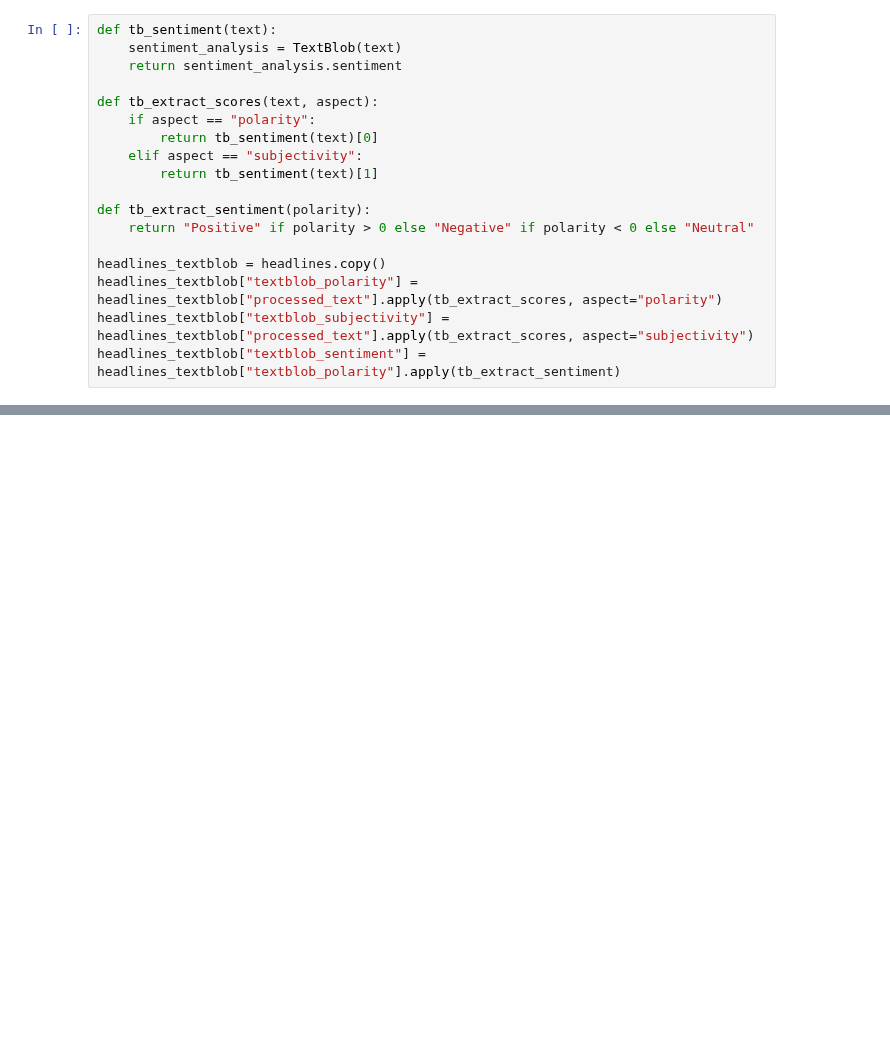
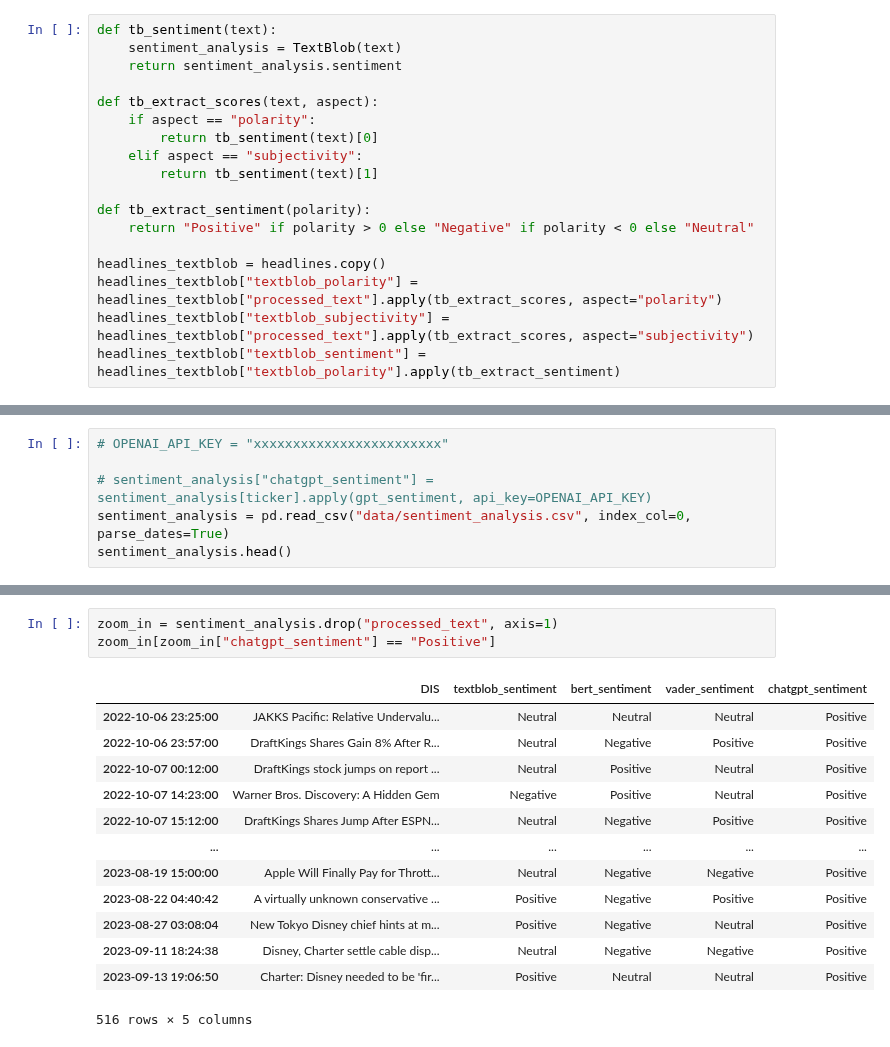
Before and after one commit to aungsias/Forays, a Jupyter notebook: WIP[SentimentAnalysis]/index.ipynb, the cells around one changed output, grey strips where cells are left out. Cells and saved outputs as stored; diff of their text form; blank space fills up the shorter version.

```diff
--- a/WIP[SentimentAnalysis]/index.ipynb
+++ b/WIP[SentimentAnalysis]/index.ipynb
@@ -308,0 +278,6 @@ different_sentiments
+# %%
+# OPENAI_API_KEY = "xxxxxxxxxxxxxxxxxxxxxxxx"
+
+# sentiment_analysis["chatgpt_sentiment"] = sentiment_analysis[ticker].apply(gpt_sentiment, api_key=OPENAI_API_KEY)
+sentiment_analysis = pd.read_csv("data/sentiment_analysis.csv", index_col=0, parse_dates=True)
+sentiment_analysis.head()
@@ -308,0 +291,17 @@ different_sentiments
+# %%
+zoom_in = sentiment_analysis.drop("processed_text", axis=1)
+zoom_in[zoom_in["chatgpt_sentiment"] == "Positive"]
+# %% [output]
+|  | DIS | textblob_sentiment | bert_sentiment | vader_sentiment | chatgpt_sentiment |
+| 2022-10-06 23:25:00 | JAKKS Pacific: Relative Undervalu... | Neutral | Neutral | Neutral | Positive |
+| 2022-10-06 23:57:00 | DraftKings Shares Gain 8% After R... | Neutral | Negative | Positive | Positive |
+| 2022-10-07 00:12:00 | DraftKings stock jumps on report ... | Neutral | Positive | Neutral | Positive |
+| 2022-10-07 14:23:00 | Warner Bros. Discovery: A Hidden Gem | Negative | Positive | Neutral | Positive |
+| 2022-10-07 15:12:00 | DraftKings Shares Jump After ESPN... | Neutral | Negative | Positive | Positive |
+| ... | ... | ... | ... | ... | ... |
+| 2023-08-19 15:00:00 | Apple Will Finally Pay for Thrott... | Neutral | Negative | Negative | Positive |
+| 2023-08-22 04:40:42 | A virtually unknown conservative ... | Positive | Negative | Positive | Positive |
+| 2023-08-27 03:08:04 | New Tokyo Disney chief hints at m... | Positive | Negative | Neutral | Positive |
+| 2023-09-11 18:24:38 | Disney, Charter settle cable disp... | Neutral | Negative | Negative | Positive |
+| 2023-09-13 19:06:50 | Charter: Disney needed to be 'fir... | Positive | Neutral | Neutral | Positive |
+516 rows × 5 columns
```
Also changed, not shown: parts of 14 cells of this notebook, 7 other files.
